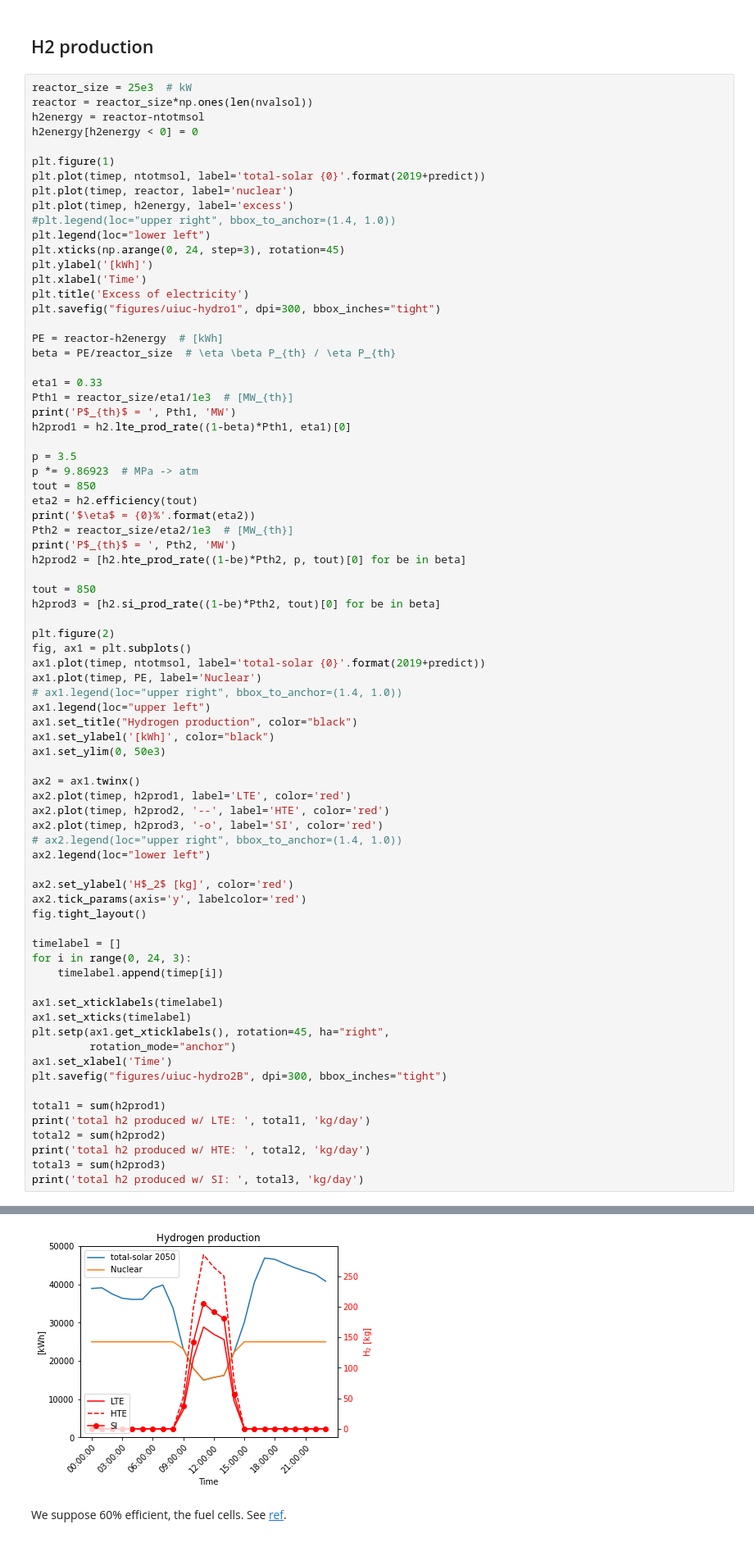
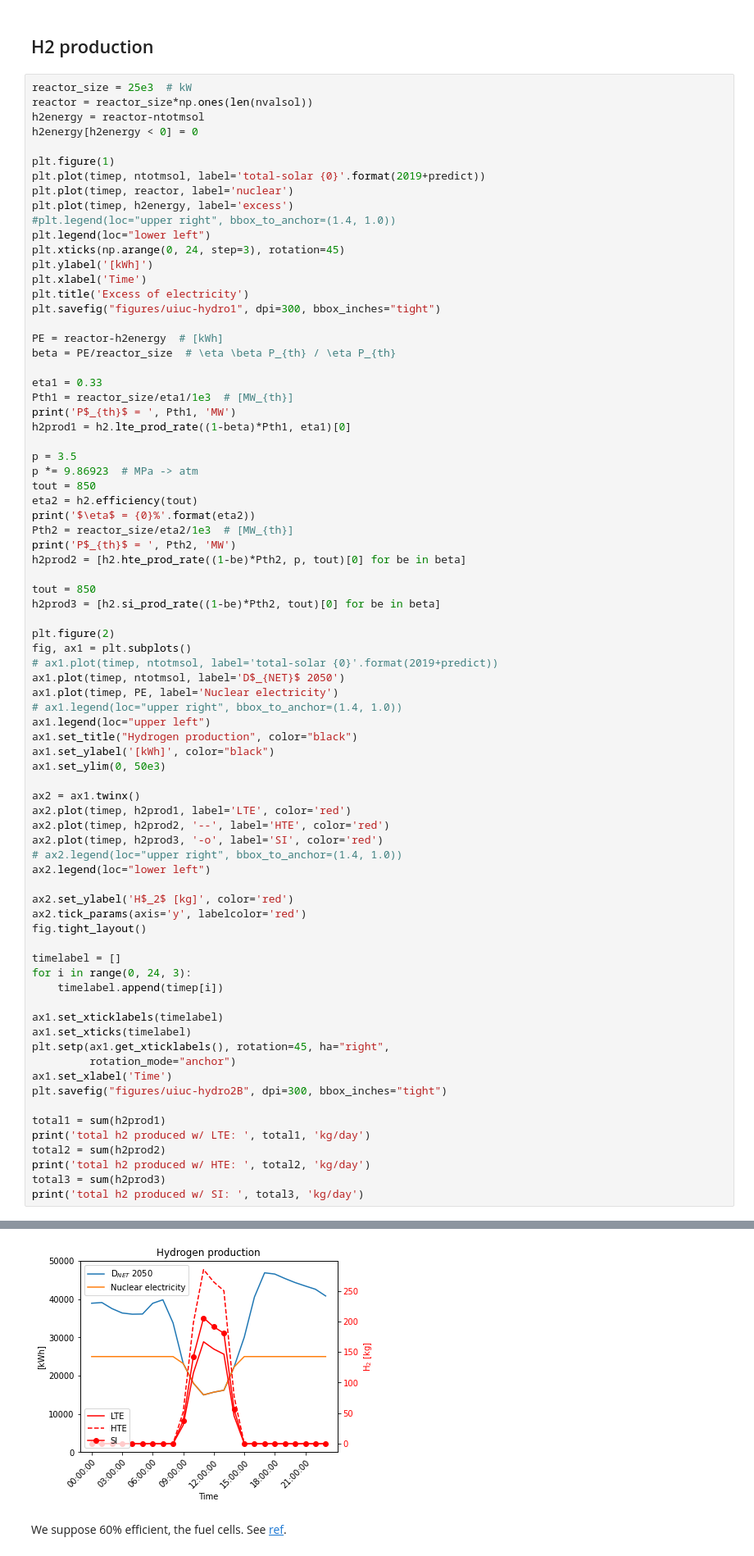
Before and after one commit to arfc/pride, a Jupyter notebook: duck-curve/duck-curve.ipynb, the cells around one changed output, grey strips where cells are left out. Shown at 82% size. Drawn from its saved outputs; the diff is of its cells as text.

```diff
--- a/duck-curve/duck-curve.ipynb
+++ b/duck-curve/duck-curve.ipynb
@@ -265,8 +266,9 @@ h2prod3 = [h2.si_prod_rate((1-be)*Pth2, tout)[0] for be in beta]
 
 plt.figure(2)
 fig, ax1 = plt.subplots()
-ax1.plot(timep, ntotmsol, label='total-solar {0}'.format(2019+predict))
-ax1.plot(timep, PE, label='Nuclear')
+# ax1.plot(timep, ntotmsol, label='total-solar {0}'.format(2019+predict))
+ax1.plot(timep, ntotmsol, label='D$_{NET}$ 2050')
+ax1.plot(timep, PE, label='Nuclear electricity')
 # ax1.legend(loc="upper right", bbox_to_anchor=(1.4, 1.0))
 ax1.legend(loc="upper left")
 ax1.set_title("Hydrogen production", color="black")
@@ -283,34 +285,34 @@ ax2.legend(loc="lower left")
 ax2.set_ylabel('H$_2$ [kg]', color='red')
 ax2.tick_params(axis='y', labelcolor='red')
 fig.tight_layout()
 
 timelabel = []
 for i in range(0, 24, 3):
     timelabel.append(timep[i])
 
 ax1.set_xticklabels(timelabel)
 ax1.set_xticks(timelabel)
 plt.setp(ax1.get_xticklabels(), rotation=45, ha="right",
          rotation_mode="anchor")
 ax1.set_xlabel('Time')
 plt.savefig("figures/uiuc-hydro2B", dpi=300, bbox_inches="tight")
 
 total1 = sum(h2prod1)
 print('total h2 produced w/ LTE: ', total1, 'kg/day')
 total2 = sum(h2prod2)
 print('total h2 produced w/ HTE: ', total2, 'kg/day')
 total3 = sum(h2prod3)
 print('total h2 produced w/ SI: ', total3, 'kg/day')
 # %% [output]
 P$_{th}$ =  75.75757575757576 MW
 $\eta$ = 0.4983437221727516%
 P$_{th}$ =  50.16617825745122 MW
 total h2 produced w/ LTE:  660.1208045109594 kg/day
 total h2 produced w/ HTE:  1128.518878933839 kg/day
 total h2 produced w/ SI:  815.1566264750497 kg/day
 [figure]
 <Figure size 432x288 with 0 Axes>
-[figure, old version]
+[figure, new version]
 # %% [markdown]
 We suppose 60% efficient, the fuel cells. See [ref](https://www.californiahydrogen.org/wp-content/uploads/files/doe_fuelcell_factsheet.pdf).
 # %%
```
Also changed, not shown: parts of 1 cell of this notebook, 5 other files.
